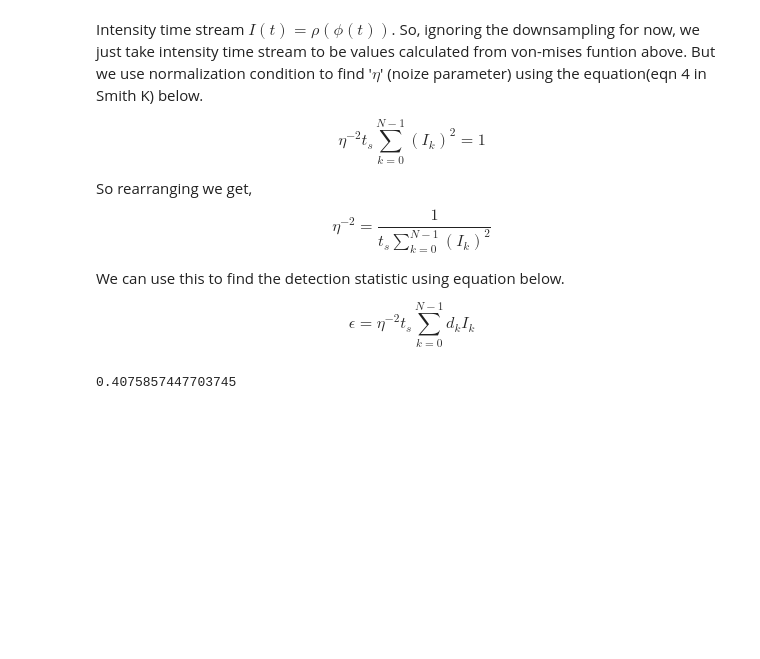
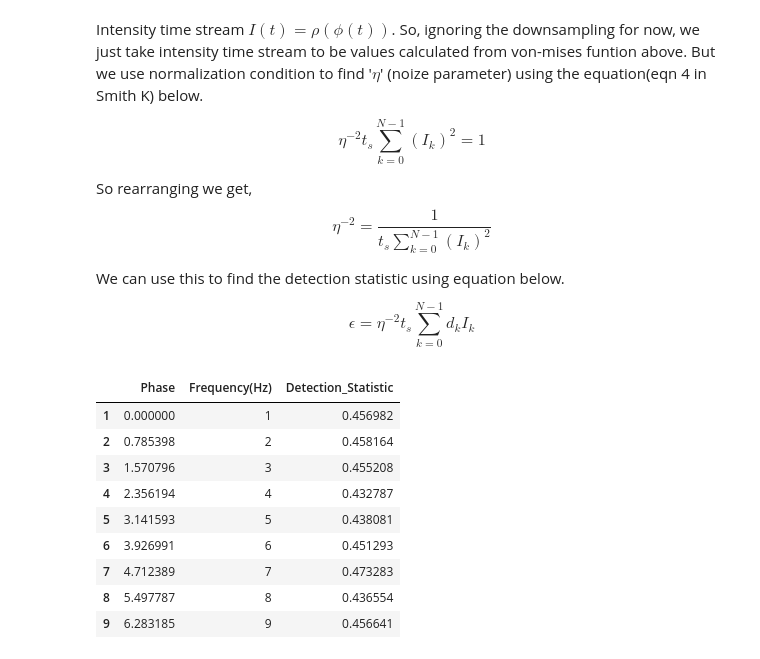
Before and after one commit to WVU-PSR-FRB/code_from_anoj, a Jupyter notebook: init_coherent_search_algorithm.ipynb, the cells around one changed output. Saved outputs shown, nothing was run; the diff lists cells and outputs as text; code cells hidden in the pictures; blank space fills up the shorter version.

```diff
--- a/init_coherent_search_algorithm.ipynb
+++ b/init_coherent_search_algorithm.ipynb
@@ -95,24 +144,44 @@ We can use this to find the detection statistic using equation below.
 
 $$ \hat{\epsilon} = \eta^{-2} t_{s} \sum_{k=0}^{N-1} d_{k}I_{k} $$
 # %%
-sample_time = 0.005  # taken to be the time resolution we used
-eta_negativesquared = 1/(sample_time*np.sum((von_mises_profile(x2, 5))**2)) # Used normalization eqn(4)
+eta_negativesquared = lambda phaseval, sample_time: 1/(sample_time*np.sum((von_mises_profile(phaseval, 0.1))**2))
 
-def detection_statistic(dk, ik):
+def detection_statistic(sampletime, datastream, phaseangle):
     '''
     This function calculates the detection statistic (eqn 5, K smith). Function arguments dk and ik are data
     timestream and intensity timestream that we suuply as lists.d_k is intensity data in the table above and
     I_k is von_mises profile calculated for various phase angle. Phase angle itself if calculated from pulse_
     phase function for the time series. This furnction returns detection statistic value as an output.
     '''
+    dk = datastream
+    eta_value = eta_negativesquared(phaseangle,sampletime)
+    I_k = von_mises_profile(phaseangle,0.1)
     sum_dk_ik =  0
-    for i1 in np.arange(len(df['time_sec'])):
-        val1 = dk[i1]*ik[i1]
+
+    for i in np.arange(len(df['time_sec'])):
+
+        val1 = dk[i]*I_k[i]
         sum_dk_ik +=val1
 
-    det_stat = sample_time*eta_negativesquared*sum_dk_ik
+    det_stat = sampletime*eta_value*sum_dk_ik
     return det_stat
-# %%
-detection_statistic(df['intensity'], y2)
-# %% [output]
-0.4075857447703745
+# %%
+det_stat_value = []
+
+for index1 in np.arange(9):
+    det_value = detection_statistic(0.005, df['intensity'], phase_calculation[index1])
+    det_stat_value.append(det_value)
+# %%
+data = {'Phase': rest_phase, 'Frequency(Hz)': freq, 'Detection_Statistic': det_stat_value}
+pd.DataFrame(data, index=np.arange(1,10,1))
+# %% [output]
+|  | Phase | Frequency(Hz) | Detection_Statistic |
+| 1 | 0.000000 | 1 | 0.456982 |
+| 2 | 0.785398 | 2 | 0.458164 |
+| 3 | 1.570796 | 3 | 0.455208 |
+| 4 | 2.356194 | 4 | 0.432787 |
+| 5 | 3.141593 | 5 | 0.438081 |
+| 6 | 3.926991 | 6 | 0.451293 |
+| 7 | 4.712389 | 7 | 0.473283 |
+| 8 | 5.497787 | 8 | 0.436554 |
+| 9 | 6.283185 | 9 | 0.456641 |
```
Also changed, not shown: parts of 10 cells of this notebook.
